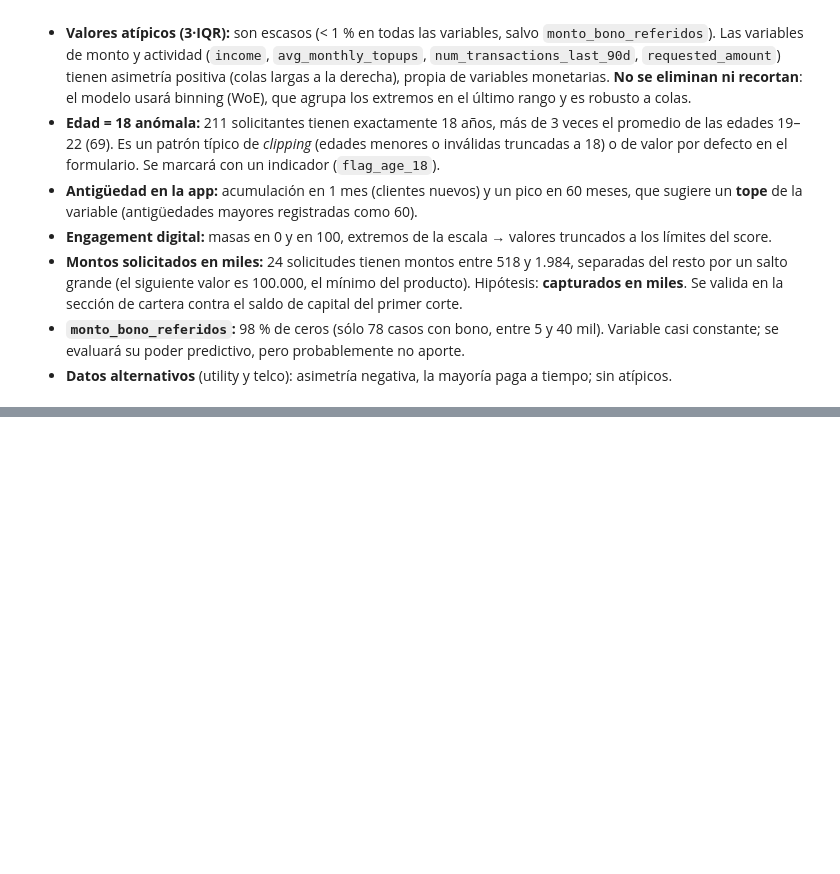
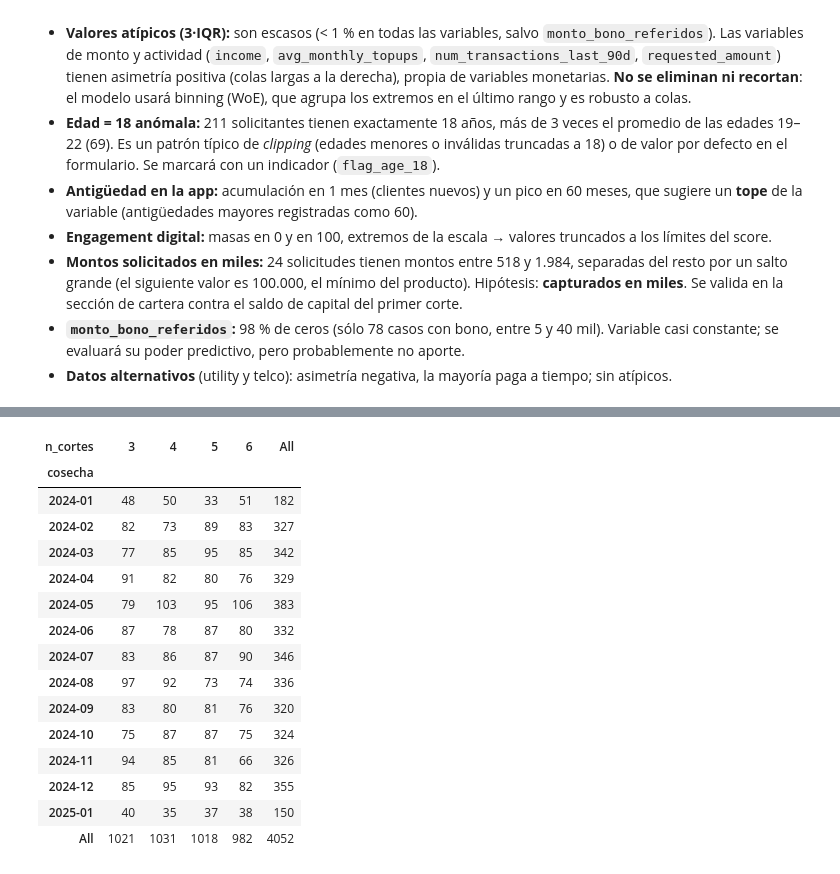
Before and after one commit to maisaarial/prueba-nequi, a Jupyter notebook: notebooks/01_modelo_pd_thin_file.ipynb, the cells around one changed output, grey strips where cells are left out. Saved outputs shown, nothing was run; the diff lists cells and outputs as text; code cells hidden in the pictures; blank space fills up the shorter version.

Commit message:
feat: Calidad de datos de cartera: fechas, integridad, panel y escala de mora

```diff
--- a/notebooks/01_modelo_pd_thin_file.ipynb
+++ b/notebooks/01_modelo_pd_thin_file.ipynb
@@ -397,0 +407,17 @@ Name: monto_bono_referidos, dtype: float64
+# %%
+car = car_raw.copy()
+iso = car["fecha_apertura"].str.match(r"^\d{4}-\d{2}-\d{2}$")
+dmy = car["fecha_apertura"].str.match(r"^\d{2}-\d{2}-\d{4}$")
+print(f"fecha_apertura → YYYY-MM-DD: {iso.sum():,} | DD-MM-YYYY: {dmy.sum():,} | otros: {(~iso & ~dmy).sum()}")
+print("fecha_corte toda en YYYY-MM-DD:", car["fecha_corte"].str.match(r"^\d{4}-\d{2}-\d{2}$").all())
+
+car["fecha_apertura"] = pd.to_datetime(car["fecha_apertura"].where(iso), format="%Y-%m-%d").fillna(
+                        pd.to_datetime(car["fecha_apertura"].where(dmy), format="%d-%m-%Y"))
+car["fecha_corte"] = pd.to_datetime(car["fecha_corte"], format="%Y-%m-%d")
+car["altura_mora"] = car["altura_mora"].astype(int)
+car["saldo_capital"] = car["saldo_capital"].astype(float)
+
+print("Nulos tras convertir:", car[["fecha_apertura", "fecha_corte"]].isna().sum().to_dict())
+print("Una sola fecha de apertura por crédito:", (car.groupby("application_id")["fecha_apertura"].nunique() == 1).all())
+print("Apertura:", car.fecha_apertura.min().date(), "→", car.fecha_apertura.max().date(),
+      "| Corte:", car.fecha_corte.min().date(), "→", car.fecha_corte.max().date())
@@ -397,0 +462,15 @@ Name: monto_bono_referidos, dtype: float64
+# %%
+car = car.sort_values(["application_id", "fecha_corte"]).reset_index(drop=True)
+car["mob"] = car.groupby("application_id").cumcount() + 1
+car["dias_desde_apertura"] = (car.fecha_corte - car.fecha_apertura).dt.days
+
+print("Duplicados (id, corte):", car.duplicated(["application_id", "fecha_corte"]).sum())
+print("Cortes en o antes de la apertura:", (car.fecha_corte <= car.fecha_apertura).sum())
+display(car.groupby("mob")["dias_desde_apertura"].agg(["count", "min", "max"]).T)
+print("Cortes por crédito:", car.groupby("application_id")["mob"].max().value_counts().sort_index().to_dict())
+print("Cortes con aumento de saldo:", (car.groupby("application_id")["saldo_capital"].diff() > 0).sum())
+
+lag = sol.merge(car.groupby("application_id").fecha_apertura.first().reset_index(), on="application_id")
+lag["dias"] = (lag.fecha_apertura - lag.application_date).dt.days
+print("Días solicitud → desembolso:", lag.dias.describe()[["min", "50%", "max"]].to_dict(),
+      "| desembolso antes de solicitud:", (lag.dias < 0).sum())
@@ -397,0 +492,22 @@ Name: monto_bono_referidos, dtype: float64
+# %%
+resumen = car.groupby("application_id").agg(fecha_apertura=("fecha_apertura", "first"),
+                                            n_cortes=("mob", "max"))
+resumen["cosecha"] = resumen.fecha_apertura.dt.to_period("M")
+pd.crosstab(resumen.cosecha, resumen.n_cortes, margins=True)
+# %% [output]
+| n_cortes | 3 | 4 | 5 | 6 | All |
+| cosecha |  |  |  |  |  |
+| 2024-01 | 48 | 50 | 33 | 51 | 182 |
+| 2024-02 | 82 | 73 | 89 | 83 | 327 |
+| 2024-03 | 77 | 85 | 95 | 85 | 342 |
+| 2024-04 | 91 | 82 | 80 | 76 | 329 |
+| 2024-05 | 79 | 103 | 95 | 106 | 383 |
+| 2024-06 | 87 | 78 | 87 | 80 | 332 |
+| 2024-07 | 83 | 86 | 87 | 90 | 346 |
+| 2024-08 | 97 | 92 | 73 | 74 | 336 |
+| 2024-09 | 83 | 80 | 81 | 76 | 320 |
+| 2024-10 | 75 | 87 | 87 | 75 | 324 |
+| 2024-11 | 94 | 85 | 81 | 66 | 326 |
+| 2024-12 | 85 | 95 | 93 | 82 | 355 |
+| 2025-01 | 40 | 35 | 37 | 38 | 150 |
+| All | 1021 | 1031 | 1018 | 982 | 4052 |
```
Also changed, not shown: parts of 13 cells of this notebook.
